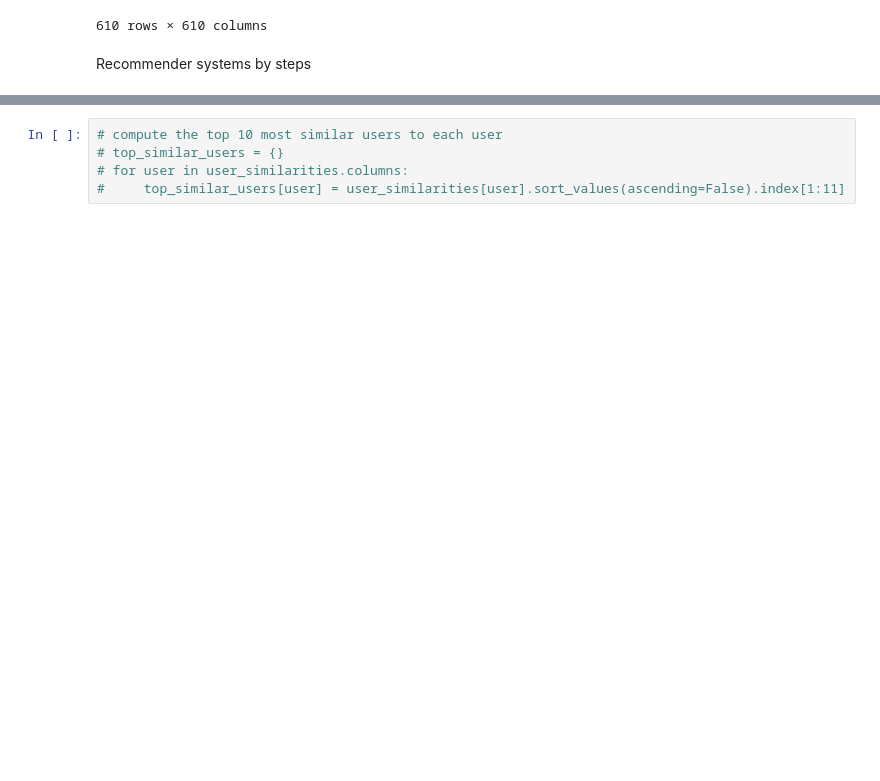
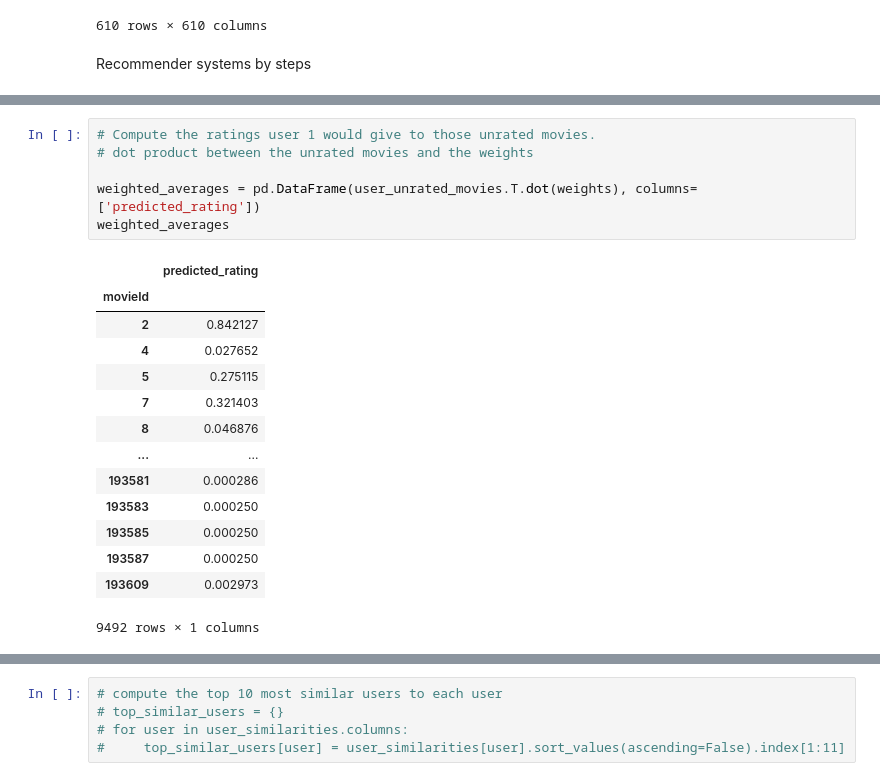
Before and after one commit to Joldon/Recommender_app, a Jupyter notebook: movies_recommender.ipynb, the cells around one changed output, grey strips where cells are left out. Drawn from its saved outputs; the diff is of its cells as text; blank space fills up the shorter version.

```diff
--- a/movies_recommender.ipynb
+++ b/movies_recommender.ipynb
@@ -125,0 +189,21 @@ Recommender systems by steps
+# %%
+# Compute the ratings user 1 would give to those unrated movies.
+# dot product between the unrated movies and the weights
+
+weighted_averages = pd.DataFrame(user_unrated_movies.T.dot(weights), columns=['predicted_rating'])
+weighted_averages
+# %% [output]
+|  | predicted_rating |
+| movieId |  |
+| 2 | 0.842127 |
+| 4 | 0.027652 |
+| 5 | 0.275115 |
+| 7 | 0.321403 |
+| 8 | 0.046876 |
+| ... | ... |
+| 193581 | 0.000286 |
+| 193583 | 0.000250 |
+| 193585 | 0.000250 |
+| 193587 | 0.000250 |
+| 193609 | 0.002973 |
+9492 rows × 1 columns
```
Also changed, not shown: parts of 7 cells of this notebook.
